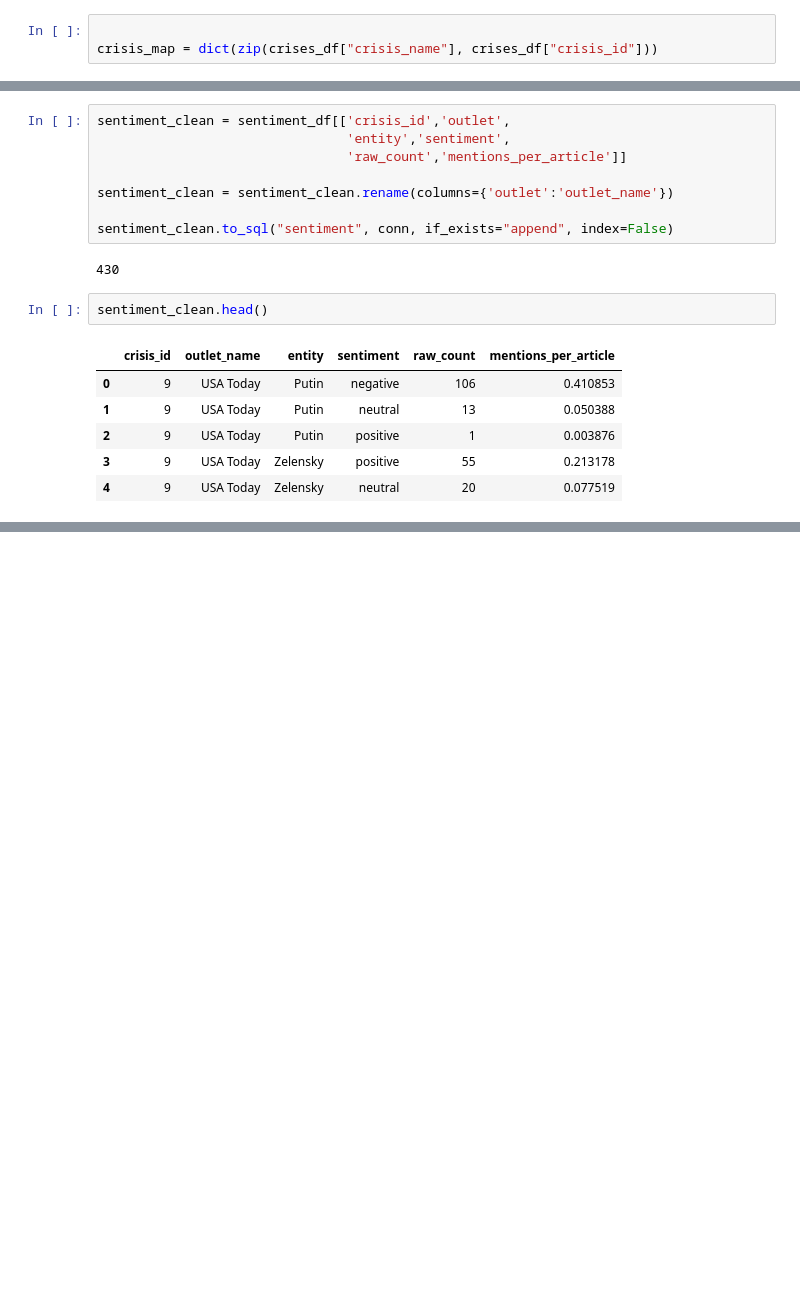
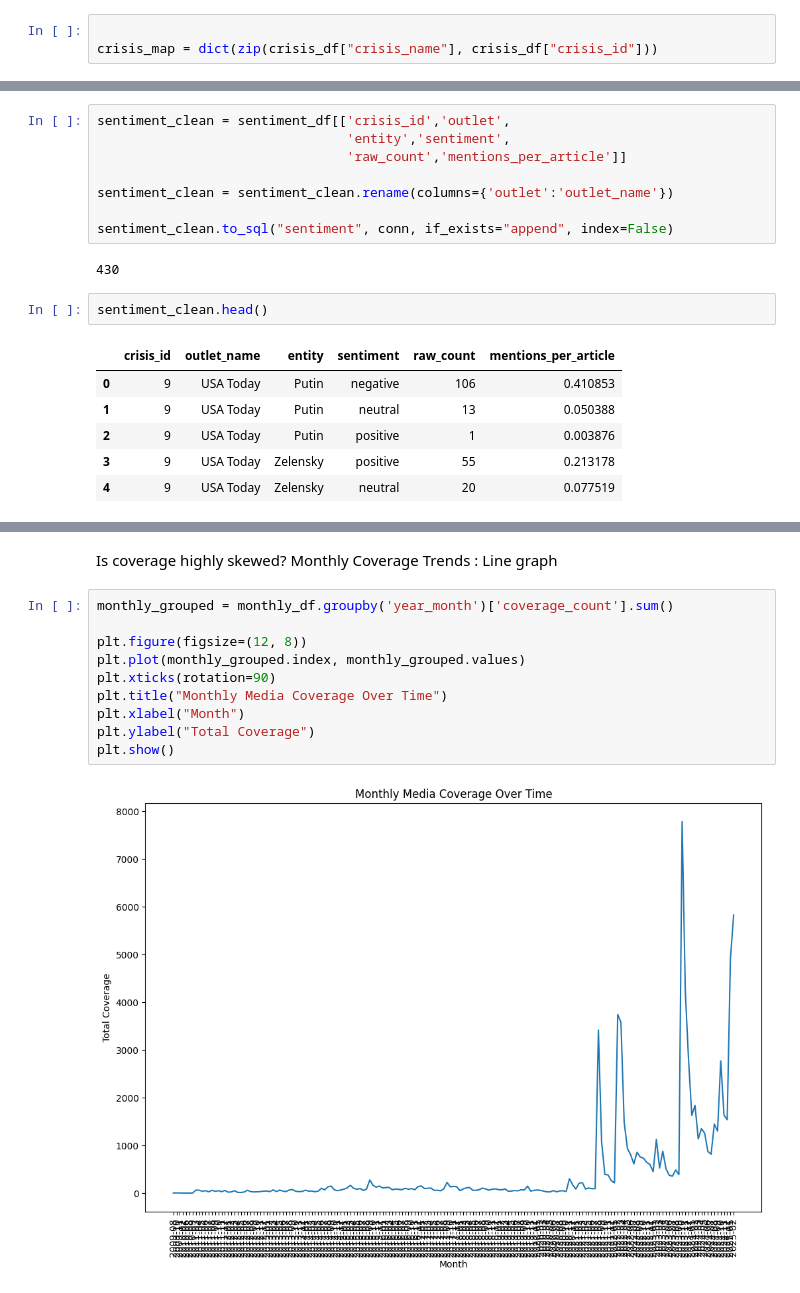
Before and after one commit to ashrithanarne/IDS_Project, a Jupyter notebook: notebooks/milestone1_analysis.ipynb, the cells around one changed output, grey strips where cells are left out. Cells and saved outputs as stored; diff of their text form; blank space fills up the shorter version.

```diff
--- a/notebooks/milestone1_analysis.ipynb
+++ b/notebooks/milestone1_analysis.ipynb
@@ -25,7 +25,7 @@ crises_df["crisis_id"] = crises_df["crisis_id"] + 1  # Start IDs at 1
 Create a mapping: crisis_name -> crisis_id
 # %%
 
-crisis_map = dict(zip(crises_df["crisis_name"], crises_df["crisis_id"]))
+crisis_map = dict(zip(crisis_df["crisis_name"], crisis_df["crisis_id"]))
 # %% [markdown]
 Adding crisis_id to child tables
 # %%
@@ -154,0 +173,14 @@ sentiment_clean.head()
+# %% [markdown]
+Is coverage highly skewed? Monthly Coverage Trends : Line graph
+# %%
+monthly_grouped = monthly_df.groupby('year_month')['coverage_count'].sum()
+
+plt.figure(figsize=(12, 8))
+plt.plot(monthly_grouped.index, monthly_grouped.values)
+plt.xticks(rotation=90)
+plt.title("Monthly Media Coverage Over Time")
+plt.xlabel("Month")
+plt.ylabel("Total Coverage")
+plt.show()
+# %% [output]
+[figure, added]
```
Also changed, not shown: parts of 13 cells of this notebook, 2 other files.
